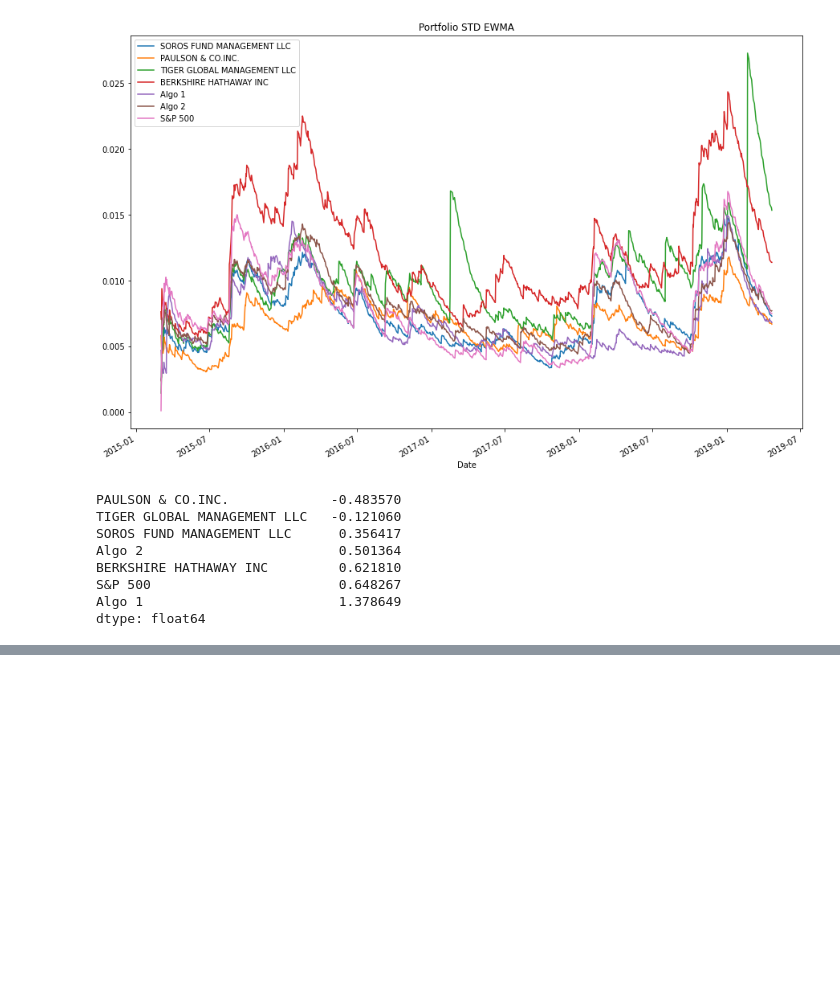
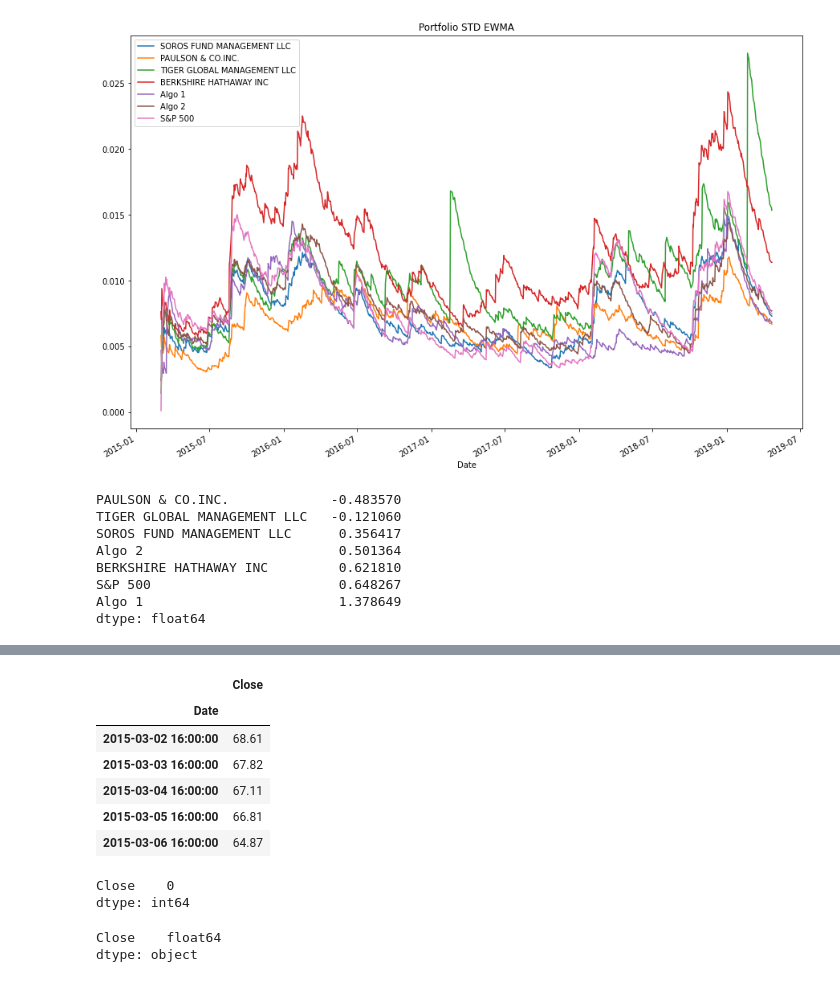
Before and after one commit to tfry-coder/A-Whale-Off-the-Port-folio-, a Jupyter notebook: Whale Off.ipynb, the cells around one changed output, grey strips where cells are left out. Cells and saved outputs as stored; diff of their text form; code cells hidden in the pictures; blank space fills up the shorter version.

```diff
--- a/Whale Off.ipynb
+++ b/Whale Off.ipynb
@@ -322,3 +305,29 @@ sharpe_ratios.sort_values().plot(kind='bar', title='Sharpe Ratios')
 #calculate what returns for each stock.
 #Using those returns, calculate the weighted returns for your entire portfolio assuming an equal number of shares for each stock.
 #Add your portfolio returns to the DataFrame with the other portfolios and rerun the analysis. How does your portfolio fair?
+# %%
+# Reading in NFLX
+csvpath = Path("NFLX.csv")
+NFLX_csv = Path("NFLX.csv")
+NFLX_csv = pd.read_csv('NFLX.csv', index_col="Date", parse_dates=True, infer_datetime_format=True)
+NFLX_csv.head()
+# %% [output]
+|  | Close |
+| Date |  |
+| 2015-03-02 16:00:00 | 68.61 |
+| 2015-03-03 16:00:00 | 67.82 |
+| 2015-03-04 16:00:00 | 67.11 |
+| 2015-03-05 16:00:00 | 66.81 |
+| 2015-03-06 16:00:00 | 64.87 |
+# %%
+# Check for nulls
+NFLX_csv.isnull().sum()
+# %% [output]
+Close    0
+dtype: int64
+# %%
+# Check Data Types
+NFLX_csv.dtypes
+# %% [output]
+Close    float64
+dtype: object
```
Also changed, not shown: parts of 42 cells of this notebook.
